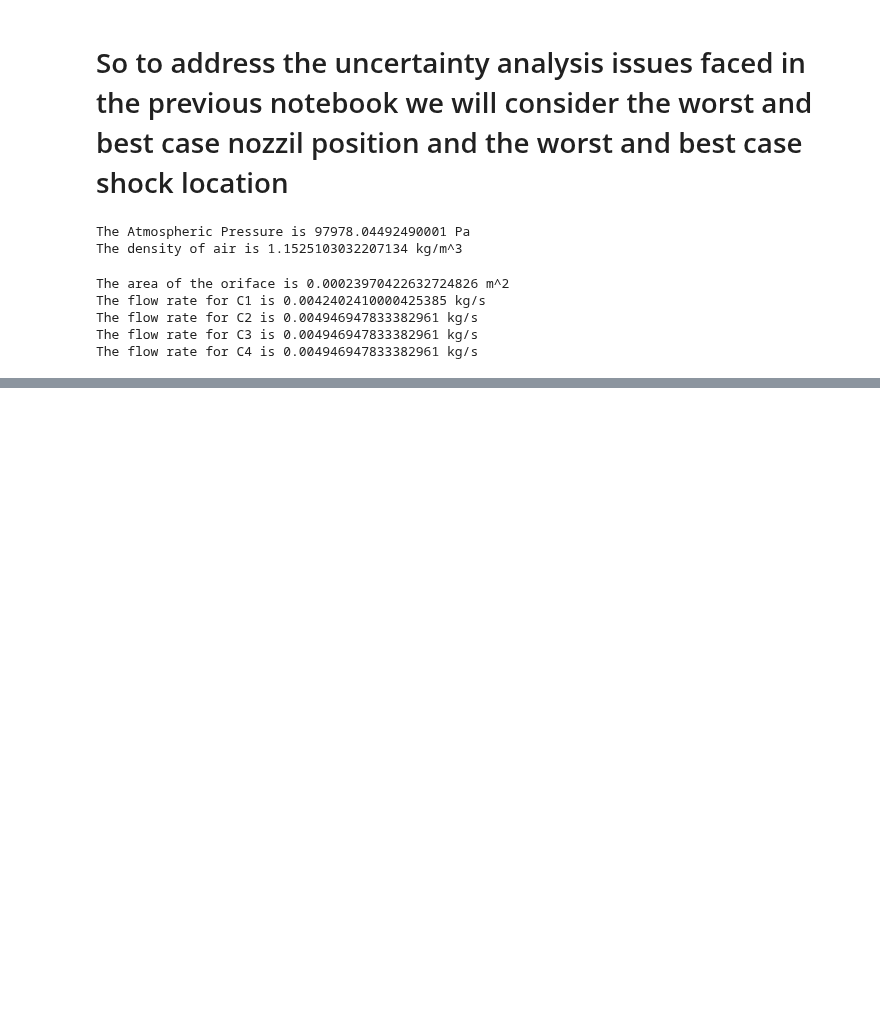
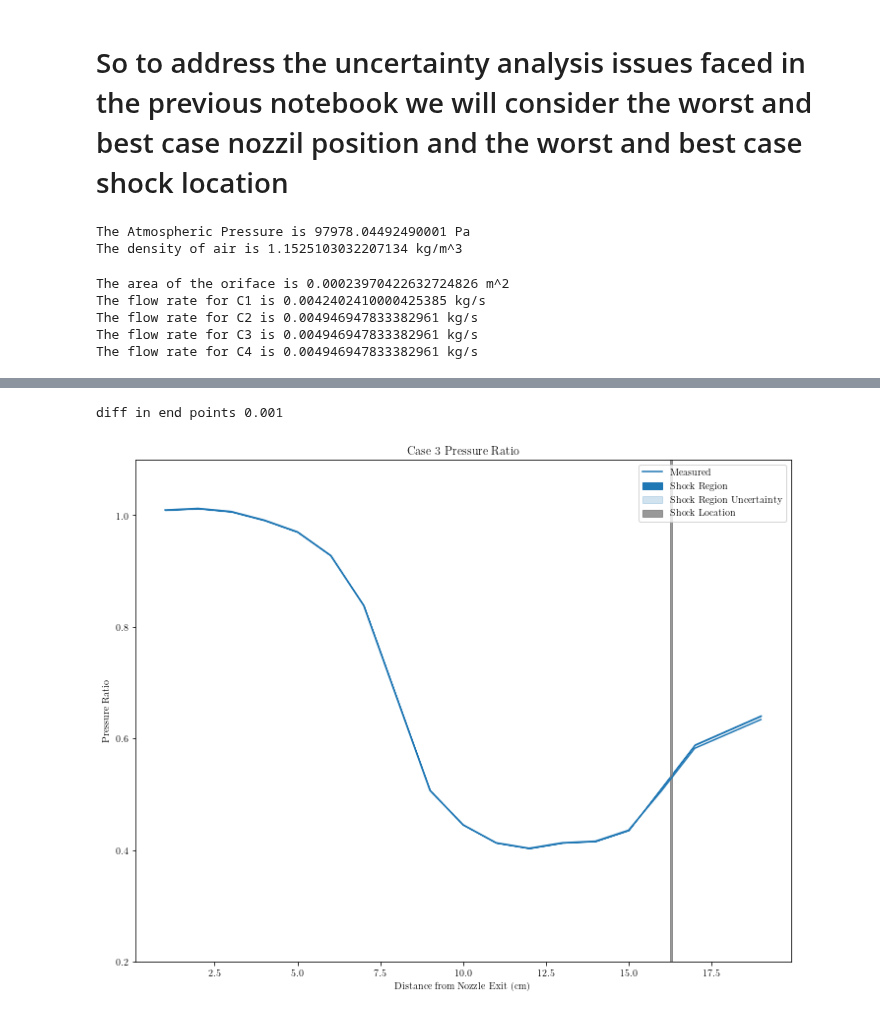
Before and after one commit to lpender3672/MEng-CW, a Jupyter notebook: IIA/3A3/Supersonic_Nozzle_FTR/FTR_analysis.ipynb, the cells around one changed output, grey strips where cells are left out. Saved outputs shown, nothing was run; the diff lists cells and outputs as text; code cells hidden in the pictures; blank space fills up the shorter version.

```diff
--- a/IIA/3A3/Supersonic_Nozzle_FTR/FTR_analysis.ipynb
+++ b/IIA/3A3/Supersonic_Nozzle_FTR/FTR_analysis.ipynb
@@ -137,0 +165,15 @@ C4_M, C4_u_M = calc_M(C4_rp), calc_u_M(C4_rp, C4_u_rp)
+# %%
+# find shock location
+def find_shock_location(rp, x, y):
+    return find_nozzil_location(rp[::-1], x[::-1], y[::-1])
+
+exact_shock_location = find_shock_location(C3_rp_corrected, C3[:,0], C3_rp_corrected)
+low_rp = C3_rp_corrected * (1 - C3_u_rp)
+hi_rp = C3_rp_corrected * (1 + C3_u_rp)
+right_shock_location = find_shock_location(low_rp, C3[:,0], low_rp)
+left_shock_location = find_shock_location(hi_rp, C3[:,0], hi_rp)
+
+C3_SHOCK_LEFT = np.round(left_shock_location, 0).astype(int) - 1 # index
+C3_SHOCK_RIGHT = np.round(right_shock_location, 0).astype(int) - 1
+
+print(left_shock_location, right_shock_location)
@@ -137,0 +231,34 @@ C4_M, C4_u_M = calc_M(C4_rp), calc_u_M(C4_rp, C4_u_rp)
+# %%
+# plot case 3 only
+
+fig,ax = plt.subplots(1,1, figsize=(10,8))
+ax.plot(C3[:, 0], C3_rp_corrected[:], label='Measured')
+
+
+C3_left_shock = C3_rp_corrected.copy()
+C3_left_shock[C3_SHOCK_LEFT:] /= max_r_P0s_at_left_shock
+C3_right_shock = C3_rp_corrected.copy()
+C3_right_shock[C3_SHOCK_RIGHT:] /= min_r_P0s_at_right_shock
+
+ax.fill_between(C3[:,0], C3_left_shock, C3_right_shock, label='Shock Region', color = 'C0')
+ax.fill_between(C3[:,0],
+                C3_left_shock * ( 1 + u_r_P0s_at_left_shock),
+                C3_right_shock * (1 - u_r_P0s_at_right_shock),
+                label='Shock Region Uncertainty',
+                alpha=0.2, color = 'C0')
+
+ax.fill_betweenx([-1, 2], left_shock_location, right_shock_location, alpha=0.8, label='Shock Location', color = 'grey')
+ax.set_ylim(0.2, 1.1)
+
+ax.set_xlabel('Distance from Nozzle Exit (cm)')
+ax.set_ylabel('Pressure Ratio')
+ax.set_title('Case 3 Pressure Ratio')
+ax.legend()
+plt.tight_layout()
+#plt.savefig('case3_pressure_ratio.png', dpi=300)
+
+diff = np.abs(C3_left_shock[-1] - C3_right_shock[-1])
+print(f"diff in end points {diff:.3f}")
+# %% [output]
+diff in end points 0.001
+[figure, added]
```
Also changed, not shown: parts of 9 cells of this notebook, 7 other files.
